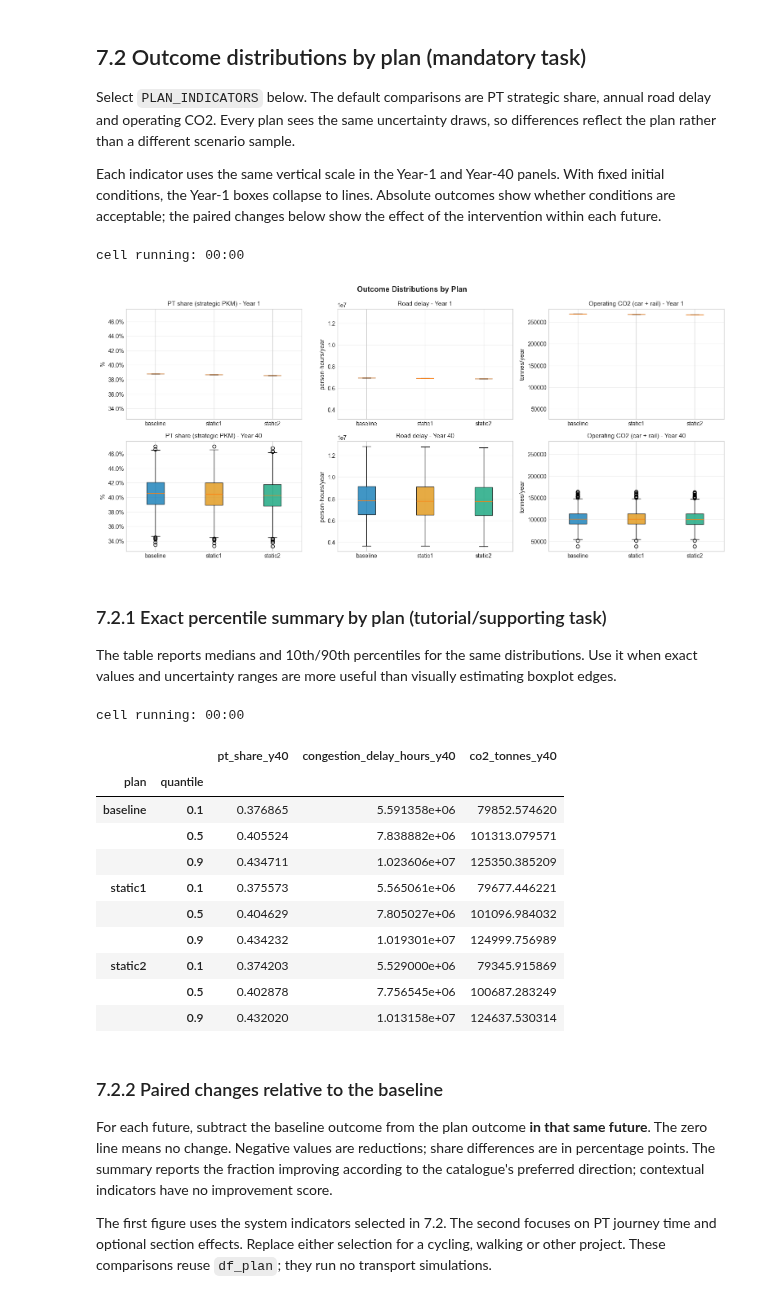
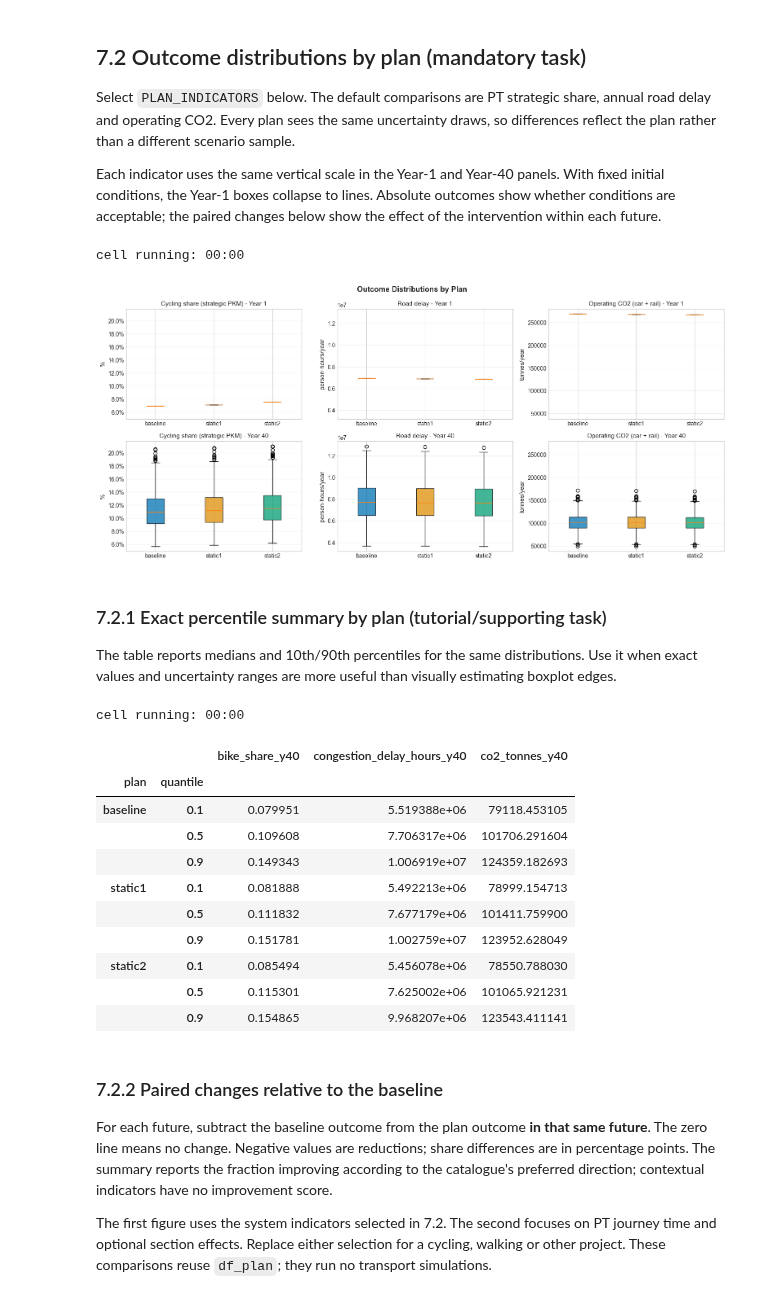
Before and after one commit to sebischoff/IP-HS26-MehrSpur-CaseStudy, a Jupyter notebook: notebooks/03_uncertainty_modeling.ipynb, the cells around one changed output. Cells and saved outputs as stored; diff of their text form; code cells hidden in the pictures.

```diff
--- a/notebooks/03_uncertainty_modeling.ipynb
+++ b/notebooks/03_uncertainty_modeling.ipynb
@@ -2161,40 +2161,40 @@ Select `PLAN_INDICATORS` below. The default comparisons are PT strategic share,
 
 Each indicator uses the same vertical scale in the Year-1 and Year-40 panels. With fixed initial conditions, the Year-1 boxes collapse to lines. Absolute outcomes show whether conditions are acceptable; the paired changes below show the effect of the intervention within each future.
 # %%
-PLAN_INDICATORS = ["pt_share", "congestion_delay_hours", "co2_tonnes"]
+PLAN_INDICATORS = ["bike_share", "congestion_delay_hours", "co2_tonnes"]
 plan_indicators = select_indicators(PLAN_INDICATORS, df_plan)
 PLAN_COLORS = dict(zip(STATIC_PLANS, sns.color_palette("colorblind", len(STATIC_PLANS))))
 if plan_indicators:
     # Each pair of rows shares limits within an indicator; units differ across columns.
     n_cols = min(3, len(plan_indicators))
     n_blocks = int(np.ceil(len(plan_indicators) / n_cols))
     fig, axes = plt.subplots(2 * n_blocks, n_cols, figsize=(5.2 * n_cols, 7 * n_blocks), squeeze=False)
     for position, key in enumerate(plan_indicators):
         block, column = divmod(position, n_cols)
         top, bottom = axes[2 * block, column], axes[2 * block + 1, column]
         bottom.sharey(top)
         for ax, year, title in ((top, "y1", "Year 1"), (bottom, "y40", "Year 40")):
             values = [df_plan.loc[df_plan["plan"] == plan, f"{key}_{year}"].dropna() for plan in STATIC_PLANS]
             bp = ax.boxplot(values, tick_labels=STATIC_PLANS, patch_artist=True)
             for box, plan in zip(bp["boxes"], STATIC_PLANS):
                 box.set(facecolor=PLAN_COLORS[plan], alpha=.75)
             ax.set_title(f"{INDICATOR_CATALOG[key]['label']} - {title}", fontsize=11)
             ax.set_ylabel(INDICATOR_CATALOG[key]["unit"])
             format_indicator_axis(ax, key)
             ax.grid(axis="y", alpha=.3)
     for position in range(len(plan_indicators), n_blocks * n_cols):
         block, column = divmod(position, n_cols)
         axes[2 * block, column].remove()
         axes[2 * block + 1, column].remove()
     fig.suptitle("Outcome Distributions by Plan", fontweight="bold")
     fig.tight_layout()
     exports.save_outputs(Path(FIGURES_DIR / "03_plan_distributions.png").stem, figure=fig)
     plt.show()
 else:
     print("No available plan indicators selected.")
 # %% [output]
 cell running: 00:00
-[figure, old version]
+[figure, new version]
 # %% [markdown]
 ### 7.2.1 Exact percentile summary by plan (tutorial/supporting task)
 
@@ -2208,17 +2208,17 @@ if summary_columns:
     show_table('03_plan_percentiles', plan_percentiles.rename_axis(index=["plan", "quantile"]))
 # %% [output]
 cell running: 00:00
-|  |  | pt_share_y40 | congestion_delay_hours_y40 | co2_tonnes_y40 |
+|  |  | bike_share_y40 | congestion_delay_hours_y40 | co2_tonnes_y40 |
 | plan | quantile |  |  |  |
-| baseline | 0.1 | 0.376865 | 5.591358e+06 | 79852.574620 |
-|  | 0.5 | 0.405524 | 7.838882e+06 | 101313.079571 |
-|  | 0.9 | 0.434711 | 1.023606e+07 | 125350.385209 |
-| static1 | 0.1 | 0.375573 | 5.565061e+06 | 79677.446221 |
-|  | 0.5 | 0.404629 | 7.805027e+06 | 101096.984032 |
-|  | 0.9 | 0.434232 | 1.019301e+07 | 124999.756989 |
-| static2 | 0.1 | 0.374203 | 5.529000e+06 | 79345.915869 |
-|  | 0.5 | 0.402878 | 7.756545e+06 | 100687.283249 |
-|  | 0.9 | 0.432020 | 1.013158e+07 | 124637.530314 |
+| baseline | 0.1 | 0.079951 | 5.519388e+06 | 79118.453105 |
+|  | 0.5 | 0.109608 | 7.706317e+06 | 101706.291604 |
+|  | 0.9 | 0.149343 | 1.006919e+07 | 124359.182693 |
+| static1 | 0.1 | 0.081888 | 5.492213e+06 | 78999.154713 |
+|  | 0.5 | 0.111832 | 7.677179e+06 | 101411.759900 |
+|  | 0.9 | 0.151781 | 1.002759e+07 | 123952.628049 |
+| static2 | 0.1 | 0.085494 | 5.456078e+06 | 78550.788030 |
+|  | 0.5 | 0.115301 | 7.625002e+06 | 101065.921231 |
+|  | 0.9 | 0.154865 | 9.968207e+06 | 123543.411141 |
 # %% [markdown]
 ### 7.2.2 Paired changes relative to the baseline
 
```
Also changed, not shown: parts of 29 cells of this notebook, 3 other files.
